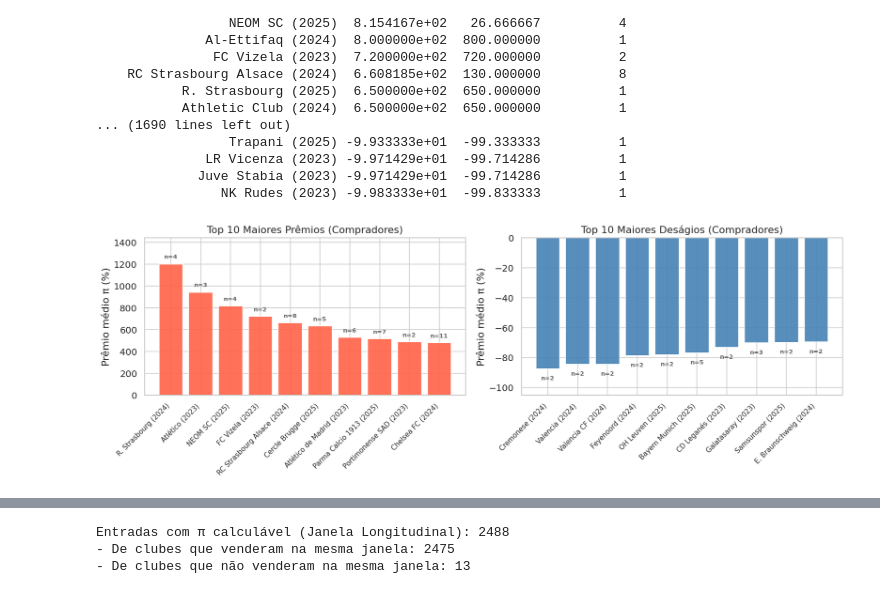
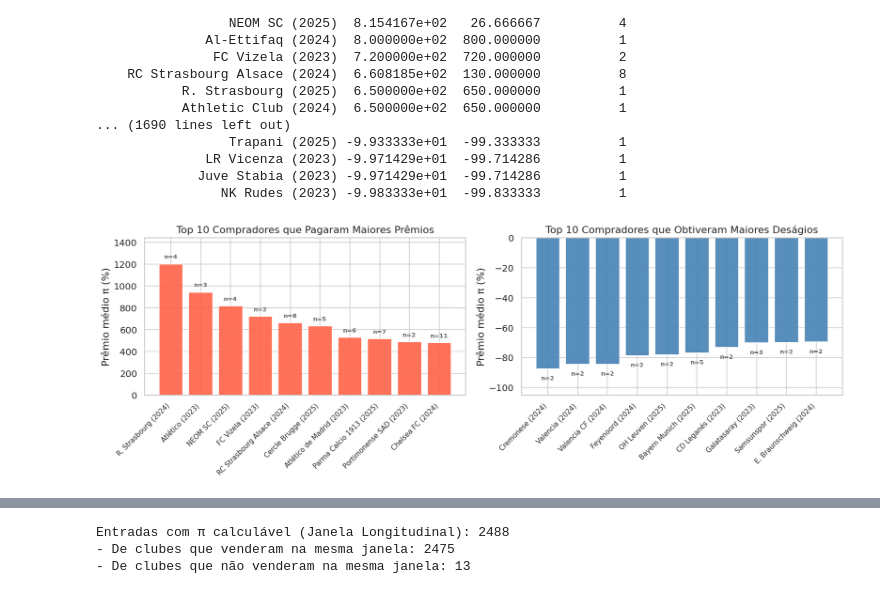
Before and after one commit to leticia-ribeirom/TP-CDAF, a Jupyter notebook: notebooks/exploratory_analysis.ipynb, the cells around one changed output, grey strips where cells are left out. Drawn from its saved outputs; the diff is of its cells as text; code cells hidden in the pictures.

```diff
--- a/notebooks/exploratory_analysis.ipynb
+++ b/notebooks/exploratory_analysis.ipynb
@@ -328,21 +324,21 @@ df_players = pd.DataFrame(players_cleaned)
 # %%
-# Processando df_competitions
-competitions_cleaned = []
-for _, comp in df_competitions_raw.iterrows():
-    temporada, comp_code = extrair_temporada_e_liga(comp['source_league'])
-    competitions_cleaned.append({
-        'competition_name': comp.get('competition_name', ''),
-        'competition_type': comp.get('competition_type', ''),
-        'country_name': comp.get('country_name', ''),
-        'country_code': comp.get('country_code', ''),
-        'total_clubs': pd.to_numeric(comp.get('total_clubs', None), errors='coerce'),
-        'total_players': pd.to_numeric(comp.get('total_players', None), errors='coerce'),
-        'total_value': parse_money(comp.get('total_value', '')),
-        'source_league': comp['source_league'],
-        'season_id': temporada,
-        'competition_code': comp_code
-    })
-df_competitions = pd.DataFrame(competitions_cleaned)
+# # Processando df_competitions
+# competitions_cleaned = []
+# for _, comp in df_competitions_raw.iterrows():
+#     temporada, comp_code = extrair_temporada_e_liga(comp['source_league'])
+#     competitions_cleaned.append({
+#         'competition_name': comp.get('competition_name', ''),
+#         'competition_type': comp.get('competition_type', ''),
+#         'country_name': comp.get('country_name', ''),
+#         'country_code': comp.get('country_code', ''),
+#         'total_clubs': pd.to_numeric(comp.get('total_clubs', None), errors='coerce'),
+#         'total_players': pd.to_numeric(comp.get('total_players', None), errors='coerce'),
+#         'total_value': parse_money(comp.get('total_value', '')),
+#         'source_league': comp['source_league'],
+#         'season_id': temporada,
+#         'competition_code': comp_code
+#     })
+# df_competitions = pd.DataFrame(competitions_cleaned)
 # %%
 # Criando o dataset final de transferências
 df_transfers_enriched = df_transfers.merge(
@@ -736,33 +736,33 @@ fig, (ax1, ax2) = plt.subplots(1, 2, figsize=(14, 5))
 cores1 = ['tomato'] * len(top_pagadores)
 ax1.bar(range(len(top_pagadores)), top_pagadores['pi_mean'],
         color=cores1, edgecolor='white', alpha=0.9)
 ax1.axhline(0, color='black', lw=1)
 ax1.set_xticks(range(len(top_pagadores)))
 ax1.set_xticklabels(top_pagadores['club_label'], rotation=45, ha='right', fontsize=9)
 ax1.set_ylabel('Prêmio médio π (%)')
-ax1.set_title('Top 10 Maiores Prêmios (Compradores)')
+ax1.set_title('Top 10 Compradores que Pagaram Maiores Prêmios')
 for i, (_, row) in enumerate(top_pagadores.iterrows()):
     ax1.text(i, row['pi_mean'] + top_pagadores['pi_mean'].max() * 0.03,
              f"n={row['n_compras']}", ha='center', va='bottom', fontsize=8,
              color='dimgray', fontweight='semibold')
 ax1.set_ylim(0, top_pagadores['pi_mean'].max() * 1.2)
 
 # Maiores Deságios
 cores2 = ['steelblue'] * len(top_barganhas)
 ax2.bar(range(len(top_barganhas)), top_barganhas['pi_mean'],
         color=cores2, edgecolor='white', alpha=0.9)
 ax2.axhline(0, color='black', lw=1)
 ax2.set_xticks(range(len(top_barganhas)))
 ax2.set_xticklabels(top_barganhas['club_label'], rotation=45, ha='right', fontsize=9)
 ax2.set_ylabel('Prêmio médio π (%)')
-ax2.set_title('Top 10 Maiores Deságios (Compradores)')
+ax2.set_title('Top 10 Compradores que Obtiveram Maiores Deságios')
 for i, (_, row) in enumerate(top_barganhas.iterrows()):
     ax2.text(i, row['pi_mean'] + top_barganhas['pi_mean'].min() * 0.05,
              f"n={row['n_compras']}", ha='center', va='top', fontsize=8,
              color='dimgray', fontweight='semibold')
 ax2.set_ylim(top_barganhas['pi_mean'].min() * 1.2, 0)
 
 plt.tight_layout()
 plt.show()
 # %% [output]
-[figure, old version]
+[figure, new version]
```
Also changed, not shown: parts of 29 cells of this notebook, 5 other files.
